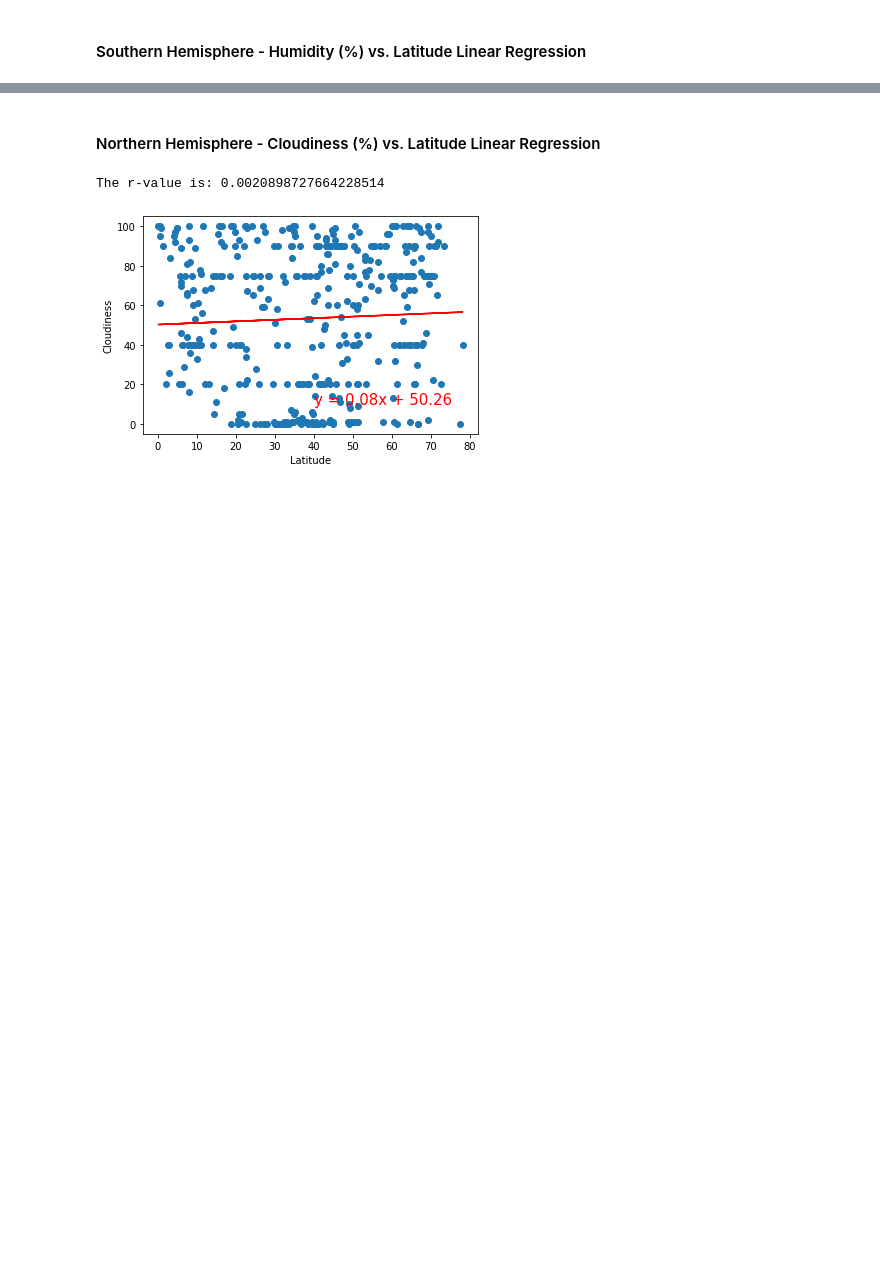
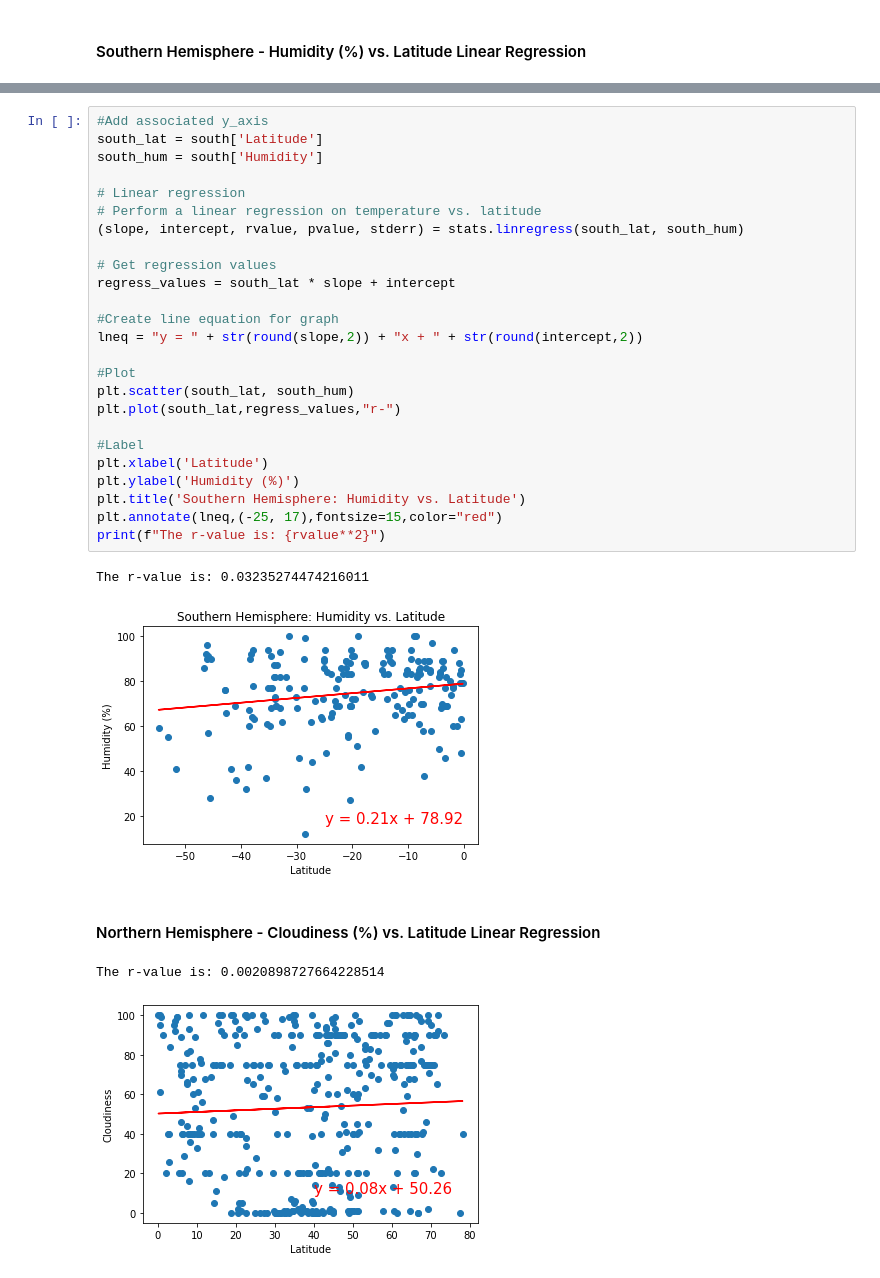
Before and after one commit to kflores56/API-Weather-Analysis, a Jupyter notebook: WeatherPy/WeatherPy.ipynb, the cells around one changed output, grey strips where cells are left out. Drawn from its saved outputs; the diff is of its cells as text; blank space fills up the shorter version.

```diff
--- a/WeatherPy/WeatherPy.ipynb
+++ b/WeatherPy/WeatherPy.ipynb
@@ -372,3 +416,31 @@ The r-value is: 0.014985174297345524
+# %%
+#Add associated y_axis
+south_lat = south['Latitude']
+south_hum = south['Humidity']
+
+# Linear regression
+# Perform a linear regression on temperature vs. latitude
+(slope, intercept, rvalue, pvalue, stderr) = stats.linregress(south_lat, south_hum)
+
+# Get regression values
+regress_values = south_lat * slope + intercept
+
+#Create line equation for graph
+lneq = "y = " + str(round(slope,2)) + "x + " + str(round(intercept,2))
+
+#Plot
+plt.scatter(south_lat, south_hum)
+plt.plot(south_lat,regress_values,"r-")
+
+#Label
+plt.xlabel('Latitude')
+plt.ylabel('Humidity (%)')
+plt.title('Southern Hemisphere: Humidity vs. Latitude')
+plt.annotate(lneq,(-25, 17),fontsize=15,color="red")
+print(f"The r-value is: {rvalue**2}")
+# %% [output]
+The r-value is: 0.03235274474216011
+[figure, added]
 # %% [markdown]
 ####  Northern Hemisphere - Cloudiness (%) vs. Latitude Linear Regression
 # %%
```
Also changed, not shown: parts of 8 cells of this notebook.
